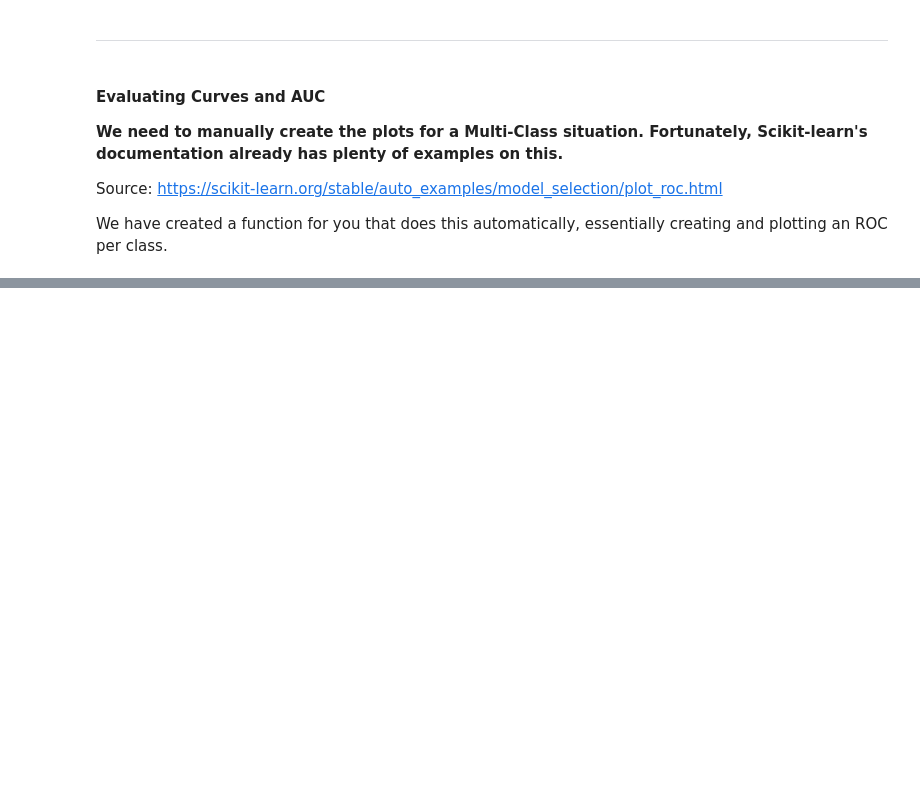
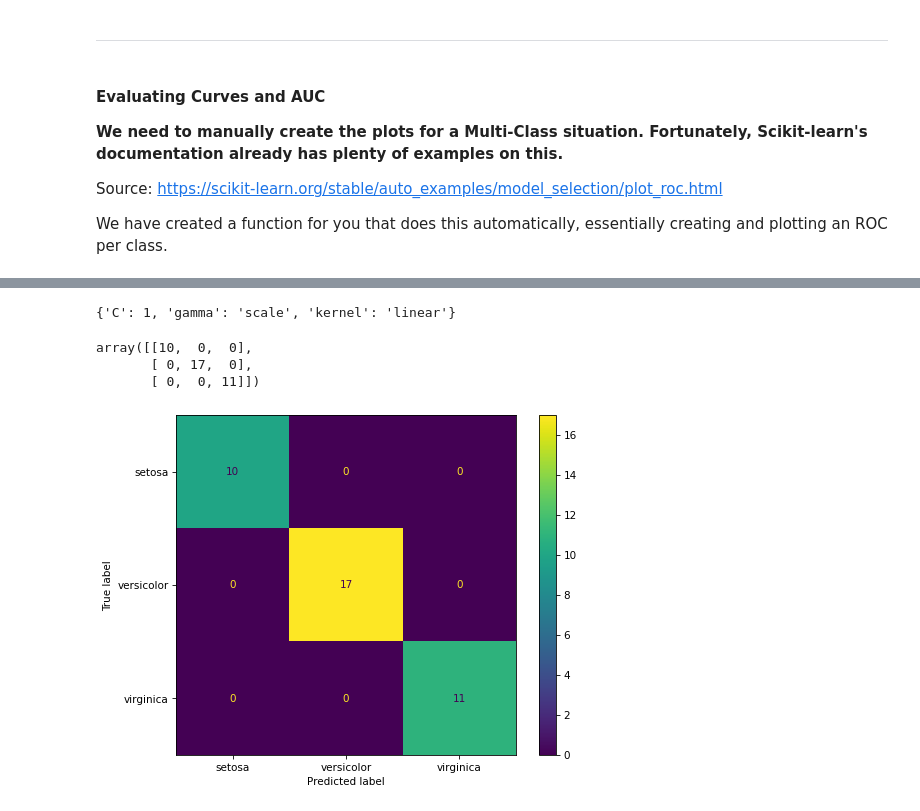
Before and after one commit to mch-fauzy/data-science, a Jupyter notebook: Data_Science_Notes/8_Logistic_Regression/8_Logistic_Regression.ipynb, the cells around one changed output, grey strips where cells are left out. Cells and saved outputs as stored; diff of their text form; code cells hidden in the pictures; blank space fills up the shorter version.

```diff
--- a/Data_Science_Notes/8_Logistic_Regression/8_Logistic_Regression.ipynb
+++ b/Data_Science_Notes/8_Logistic_Regression/8_Logistic_Regression.ipynb
@@ -984,0 +1083,2 @@ plot_multiclass_roc(grid_log_model, scaled_X_test, y_test, n_classes=3, figsize=
+# %%
+svc = SVC()
@@ -984,0 +1087,10 @@ plot_multiclass_roc(grid_log_model, scaled_X_test, y_test, n_classes=3, figsize=
+# %%
+param_grid = {'C':[0.01, 0.1, 1, 5, 10],
+              'kernel':['linear','rbf'],
+              'gamma':['scale','auto']}
+# %%
+grid_svc_model = GridSearchCV(svc,
+                              param_grid,
+                              cv=5)
+# %%
+grid_svc_model.fit(scaled_X_train, y_train)
@@ -984,0 +1110,4 @@ plot_multiclass_roc(grid_log_model, scaled_X_test, y_test, n_classes=3, figsize=
+# %%
+grid_svc_model.best_params_
+# %% [output]
+{'C': 1, 'gamma': 'scale', 'kernel': 'linear'}
@@ -984,0 +1116,12 @@ plot_multiclass_roc(grid_log_model, scaled_X_test, y_test, n_classes=3, figsize=
+# %%
+confusion_matrix(y_test, y_pred)
+# %% [output]
+array([[10,  0,  0],
+       [ 0, 17,  0],
+       [ 0,  0, 11]])
+# %%
+fig, ax = plt.subplots(figsize=(8,6), dpi=75)
+plot_confusion_matrix(grid_svc_model, scaled_X_test, y_test, ax=ax, values_format='d')
+plt.show()
+# %% [output]
+[figure, added]
```
Also changed, not shown: parts of 44 cells of this notebook.
